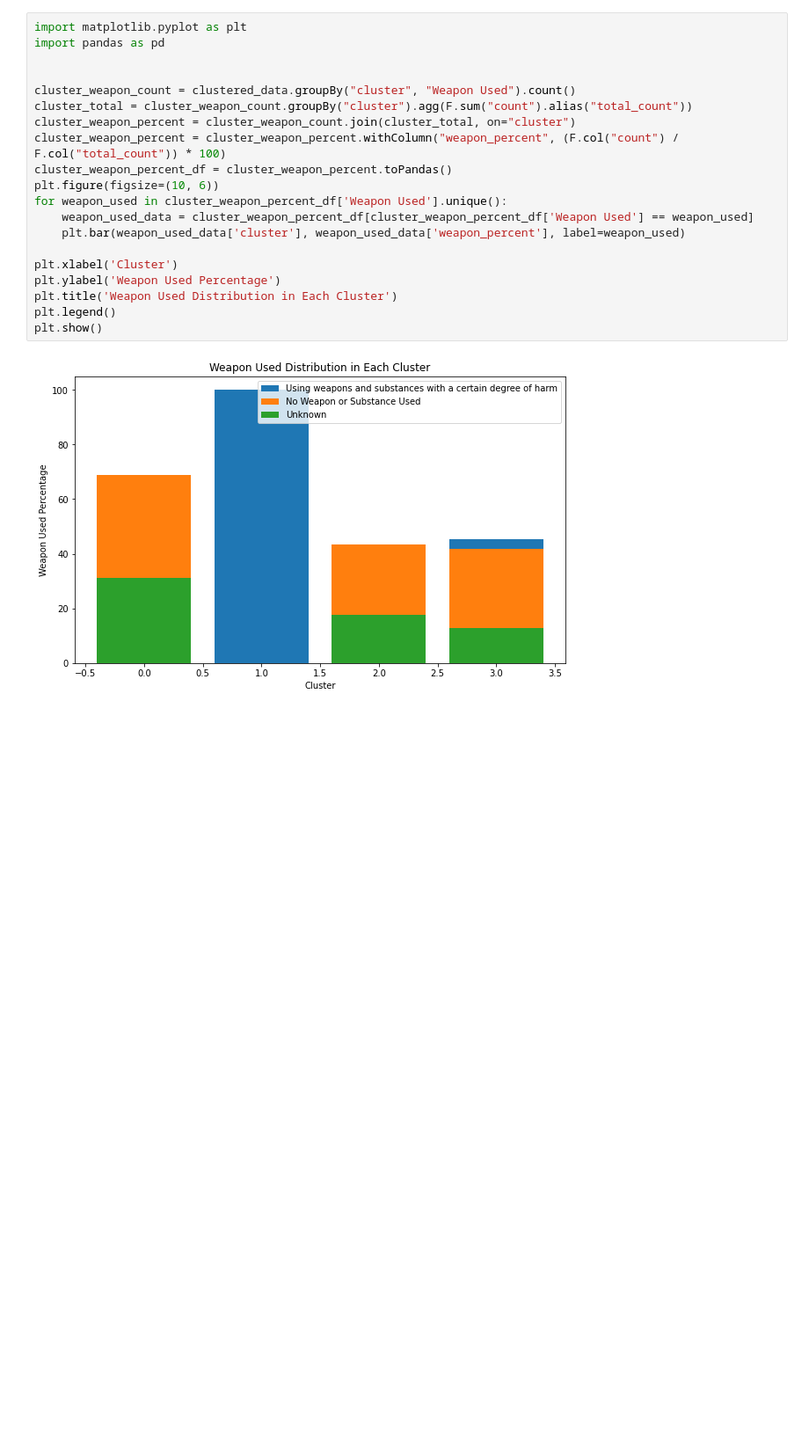
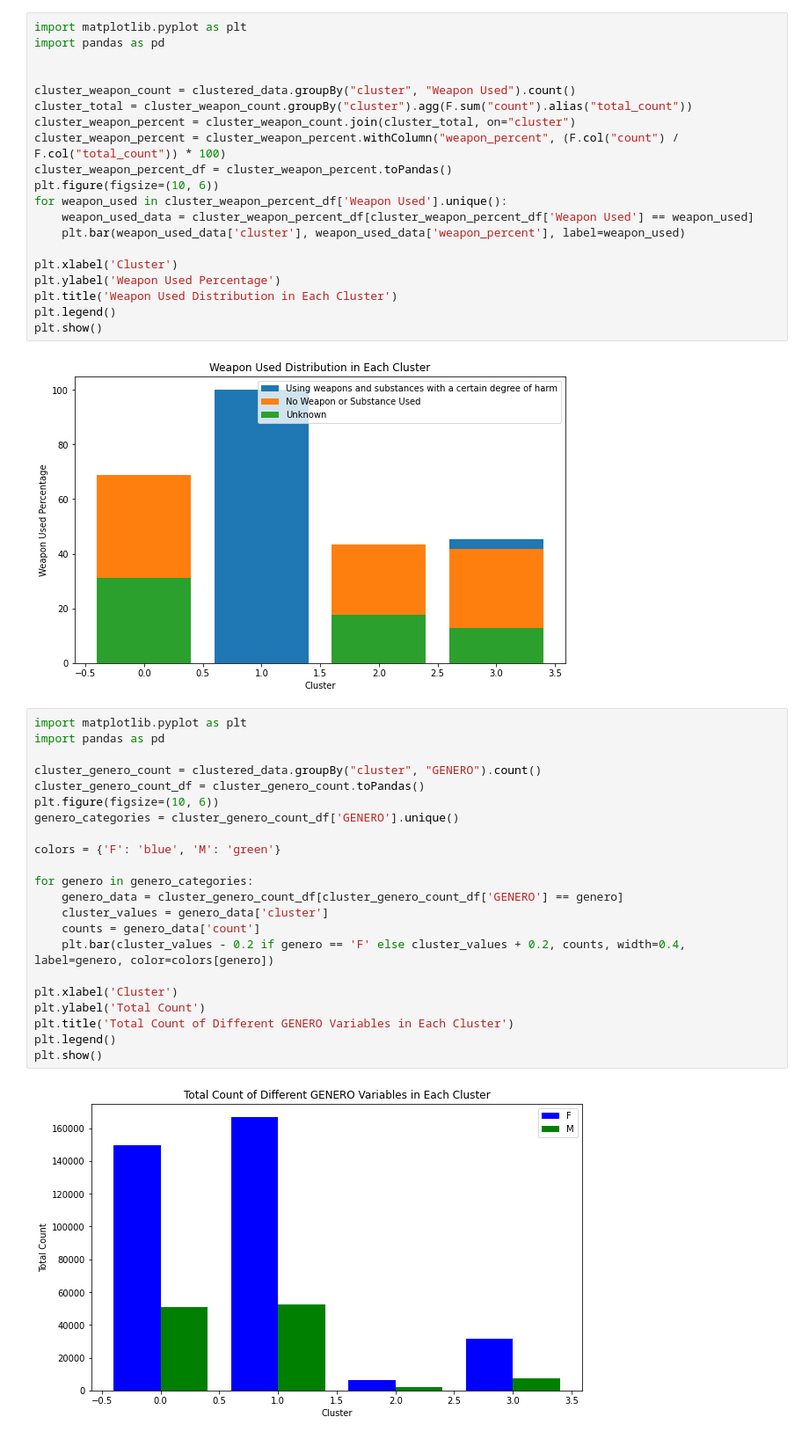
Before and after one commit to lanpyo/Test722, a Jupyter notebook: cluster.ipynb, the cells around one changed output. Shown at 88% size. Cells and saved outputs as stored; diff of their text form; blank space fills up the shorter version.

```diff
--- a/cluster.ipynb
+++ b/cluster.ipynb
@@ -211,3 +212,27 @@ plt.legend()
 plt.show()
 # %% [output]
 [figure]
+# %%
+import matplotlib.pyplot as plt
+import pandas as pd
+
+cluster_genero_count = clustered_data.groupBy("cluster", "GENERO").count()
+cluster_genero_count_df = cluster_genero_count.toPandas()
+plt.figure(figsize=(10, 6))
+genero_categories = cluster_genero_count_df['GENERO'].unique()
+
+colors = {'F': 'blue', 'M': 'green'}
+
+for genero in genero_categories:
+    genero_data = cluster_genero_count_df[cluster_genero_count_df['GENERO'] == genero]
+    cluster_values = genero_data['cluster']
+    counts = genero_data['count']
+    plt.bar(cluster_values - 0.2 if genero == 'F' else cluster_values + 0.2, counts, width=0.4, label=genero, color=colors[genero])
+
+plt.xlabel('Cluster')
+plt.ylabel('Total Count')
+plt.title('Total Count of Different GENERO Variables in Each Cluster')
+plt.legend()
+plt.show()
+# %% [output]
+[figure, added]
```
Also changed, not shown: parts of 2 cells of this notebook, 2 other files.
